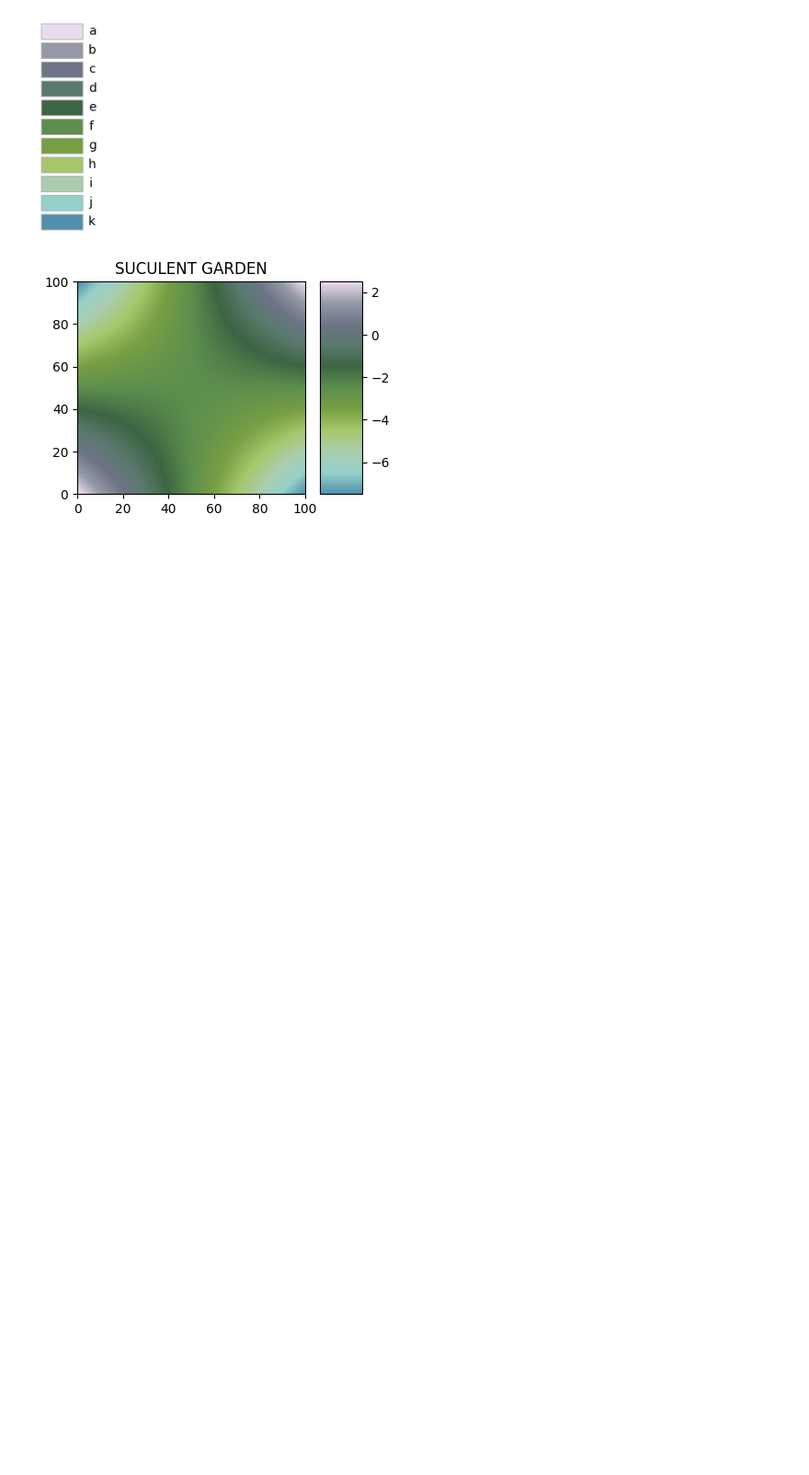
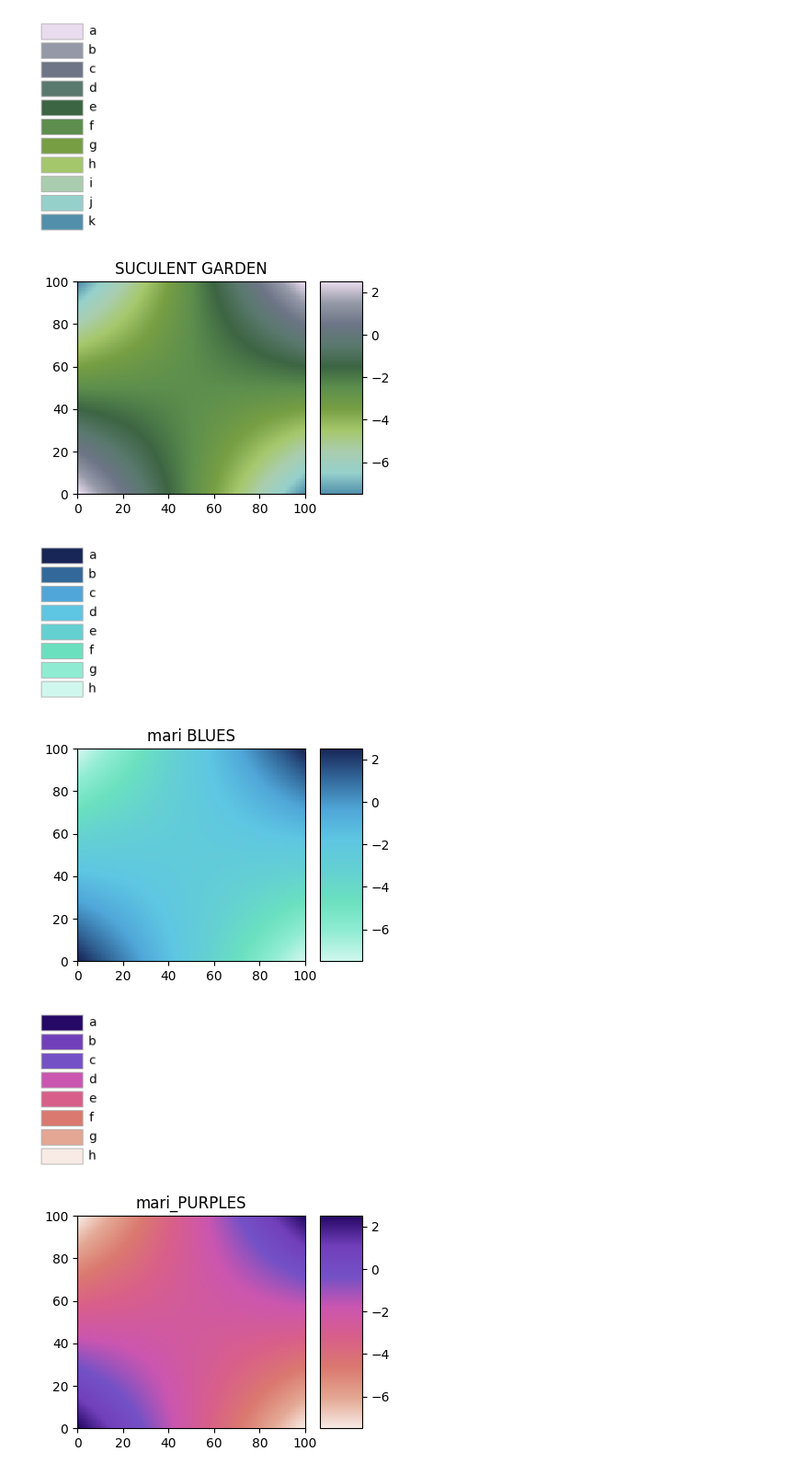
Before and after one commit to Astro-Sisters/mariprism, a Jupyter notebook: examples/maricolors.ipynb, the cells around one changed output. Shown: that part at 92% size. Cells and saved outputs as stored; diff of their text form; code cells hidden in the pictures; blank space fills up the shorter version.

Commit message:
added colors

```diff
--- a/examples/maricolors.ipynb
+++ b/examples/maricolors.ipynb
@@ -109,3 +110,32 @@ plt.show()
 [figure]
 [figure]
 [figure]
+# %%
+# Example 7.
+name = 'mari BLUES'
+plot_colortable(mari_BLUES)
+plt.show()
+
+colormarip = make_gradient(mari_BLUES, name='mari_BLUES')
+plt.figure(figsize=(4, 3))
+plt.pcolormesh(data, cmap=colormarip)
+plt.colorbar(aspect=5)
+plt.title(str(name))
+plt.show()
+
+# Example 8.
+name = 'mari_PURPLES'
+plot_colortable(mari_PURPLES)
+plt.show()
+
+colormarip = make_gradient(mari_PURPLES, name='mari_PURPLES')
+plt.figure(figsize=(4, 3))
+plt.pcolormesh(data, cmap=colormarip)
+plt.colorbar(aspect=5)
+plt.title(str(name))
+plt.show()
+# %% [output]
+[figure, added]
+[figure, added]
+[figure, added]
+[figure, added]
```
Also changed, not shown: parts of 1 cell of this notebook, 1 other file.
